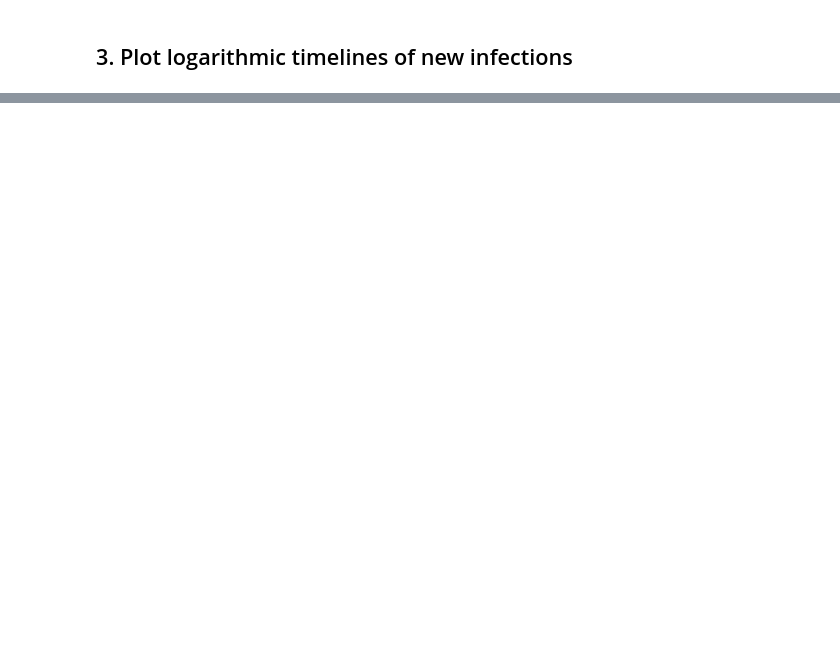
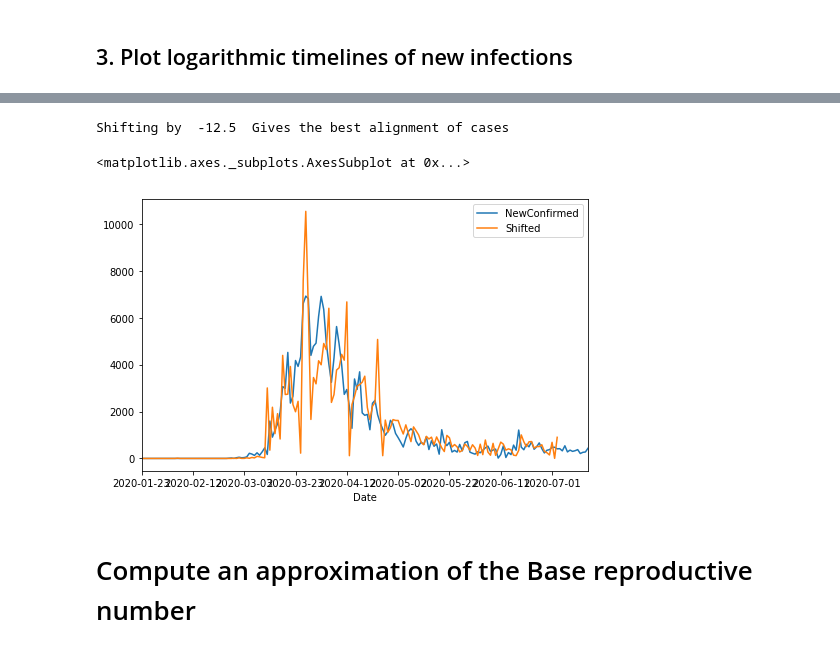
Before and after one commit to TriWitch/CoronaAnalysis, a Jupyter notebook: CoronaAnalysis.ipynb, the cells around one changed output, grey strips where cells are left out. Cells and saved outputs as stored; diff of their text form; code cells hidden in the pictures; blank space fills up the shorter version.

```diff
--- a/CoronaAnalysis.ipynb
+++ b/CoronaAnalysis.ipynb
@@ -87,0 +99,14 @@ to_plot.unstack(level=0).iloc[-lastXdays:].dropna(how = 'all')\
+# %%
+array = repro_df.values.T
+shift = pd.np.correlate(array[0], array[1],"same").argmax() - len(repro_df)/2
+# More exact would be some fitting and comparing, but this will do for now
+
+print("Shifting by ",shift," Gives the best alignment of cases")
+repro_df["Shifted"] = repro_df.loc[:,"NewRemoved"].shift(int(shift))
+repro_df.loc[:,["NewConfirmed","Shifted"]].plot(figsize = (8,5))
+# %% [output]
+Shifting by  -12.5  Gives the best alignment of cases
+<matplotlib.axes._subplots.AxesSubplot at 0x...>
+[figure, added]
+# %% [markdown]
+# Compute an approximation of the Base reproductive number
```
Also changed, not shown: parts of 12 cells of this notebook, 1 other file.
